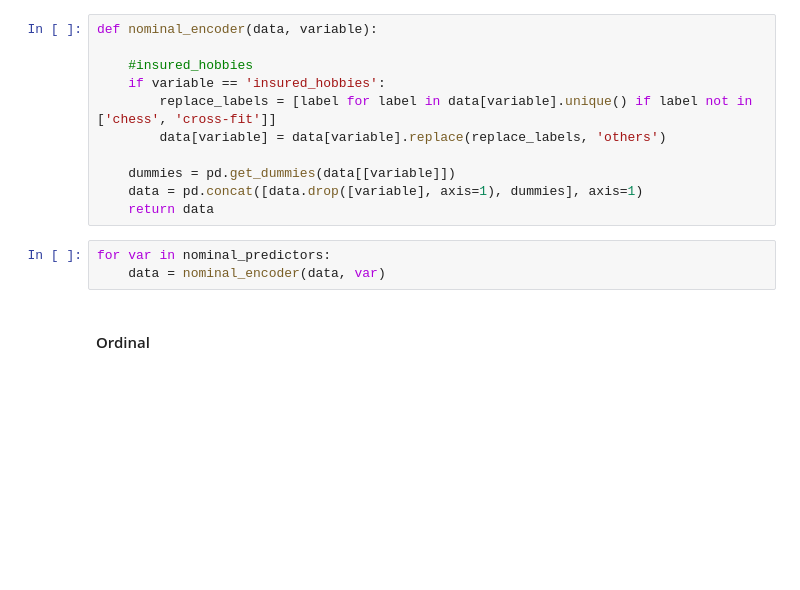
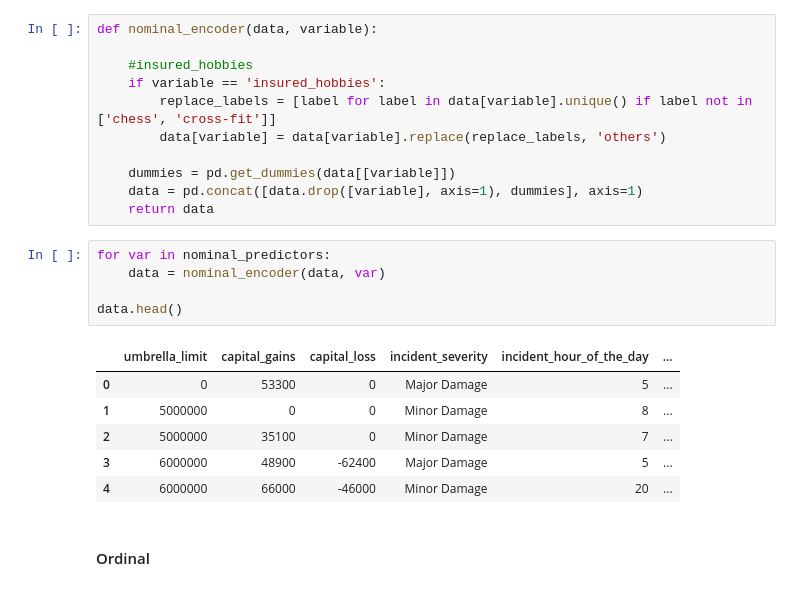
Before and after one commit to IvanNardini/mlpipe-production-code-procedural, a Jupyter notebook: notebooks/6.0-insurance-Model-Deployment.ipynb, the cells around one changed output. Drawn from its saved outputs; the diff is of its cells as text; blank space fills up the shorter version.

```diff
--- a/notebooks/6.0-insurance-Model-Deployment.ipynb
+++ b/notebooks/6.0-insurance-Model-Deployment.ipynb
@@ -298,6 +301,15 @@ def nominal_encoder(data, variable):
 # %%
 for var in nominal_predictors:
     data = nominal_encoder(data, var)
+
+data.head()
+# %% [output]
+|  | umbrella_limit | capital_gains | capital_loss | incident_severity | incident_hour_of_the_day | ... |
+| 0 | 0 | 53300 | 0 | Major Damage | 5 | ... |
+| 1 | 5000000 | 0 | 0 | Minor Damage | 8 | ... |
+| 2 | 5000000 | 35100 | 0 | Minor Damage | 7 | ... |
+| 3 | 6000000 | 48900 | -62400 | Major Damage | 5 | ... |
+| 4 | 6000000 | 66000 | -46000 | Minor Damage | 20 | ... |
 # %% [markdown]
 #### Ordinal
 # %%
```
Also changed, not shown: parts of 27 cells of this notebook, 3 other files.
